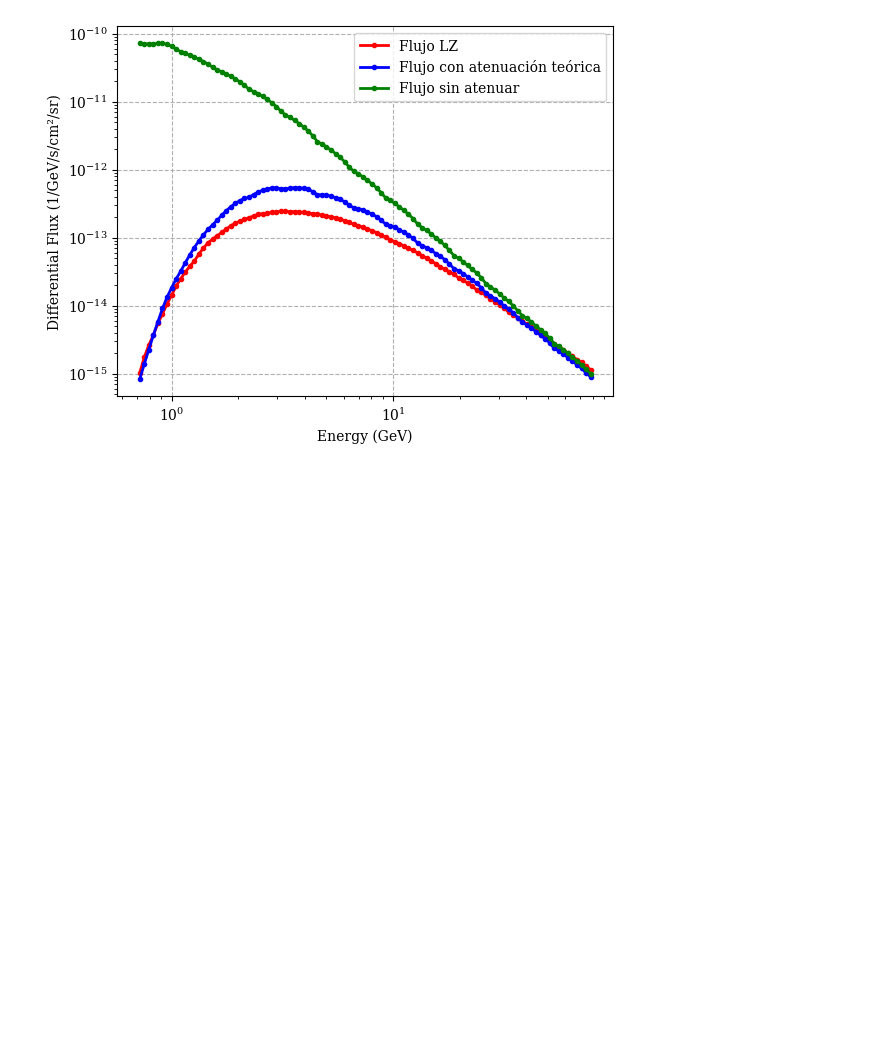
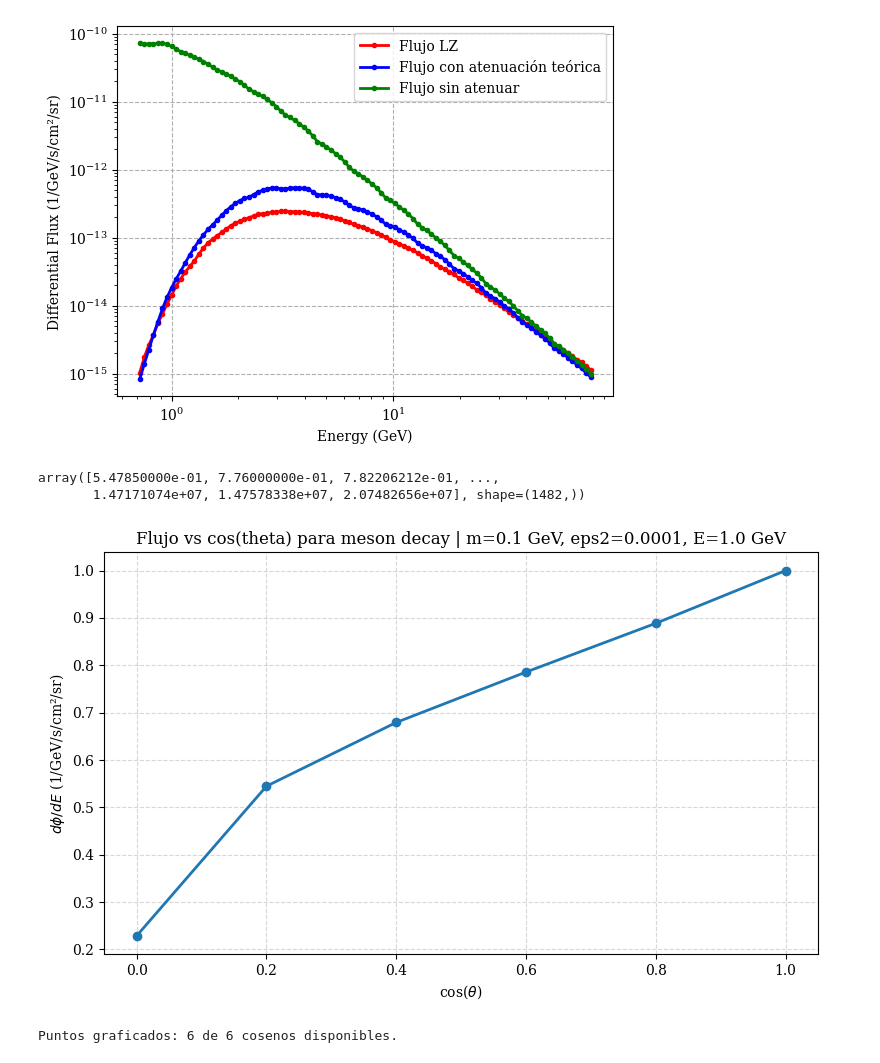
Before and after one commit to Lurishi/Doctorado-mCP, a Jupyter notebook: Mcp_gráficos_papers/Prueba_flujos_dif.ipynb, the cells around one changed output. Drawn from its saved outputs; the diff is of its cells as text; code cells hidden in the pictures; blank space fills up the shorter version.

Commit message:
Tengo el flujo diferencial producido por PB, falta adaptar Rate_for_cosine.py

```diff
--- a/Mcp_gráficos_papers/Prueba_flujos_dif.ipynb
+++ b/Mcp_gráficos_papers/Prueba_flujos_dif.ipynb
@@ -282,3 +282,83 @@ plt.legend()
 # %% [output]
 <matplotlib.legend.Legend at 0x...>
 [figure]
+# %%
+import pandas as pd
+import numpy as np
+
+df = pd.read_csv('/home/lurishi/Escritorio/Doctorado/Heavenly_mCP/MCP_flux/MCP_total_flux_surface.csv')
+m_test = 0.1
+eps2_test = 1e-4
+e_test = 1e1
+
+corte = df[(df['m(GeV)'] == m_test) & (df['eps2'] == eps2_test)]
+energia = corte['Energy(Gev)'].values
+coseno = corte['cos_theta'].values
+flujo = corte['dphi_dEdCth(1/GeV/s/cm2)'].values
+
+idx = np.argmin(np.abs(energia - e_test))
+e = energia[idx]
+cos = coseno[idx]
+flux = flujo[idx]
+# %%
+energia
+# %% [output]
+array([5.47850000e-01, 7.76000000e-01, 7.82206212e-01, ...,
+       1.47171074e+07, 1.47578338e+07, 2.07482656e+07], shape=(1482,))
+# %%
+import pandas as pd
+import numpy as np
+import matplotlib.pyplot as plt
+plt.rcParams.update({'font.family': 'serif'})
+# Flujo vs cos(theta) para m, eps2 y E fijos
+m_fix = 0.1
+eps2_fix = 1e-4
+E_fix = 1.0  # GeV
+
+corte_fix = df[(df['m(GeV)'] == m_fix) & (df['eps2'] == eps2_fix)].copy()
+if corte_fix.empty:
+    raise ValueError('No hay datos para los valores fijos de masa y eps2 seleccionados.')
+
+cos_vals = []
+flux_vals = []
+
+for ct, g in corte_fix.groupby('cos_theta'):
+    g = g.sort_values('Energy(Gev)')
+    E_arr = g['Energy(Gev)'].to_numpy()
+    F_arr = g['dphi_dEdCth(1/GeV/s/cm2)'].to_numpy()
+
+    E_unique, unique_idx = np.unique(E_arr, return_index=True)
+    F_unique = F_arr[unique_idx]
+
+    if E_fix < E_unique.min() or E_fix > E_unique.max():
+        flux_interp = np.nan
+    else:
+        flux_interp = np.interp(E_fix, E_unique, F_unique)
+
+    cos_vals.append(ct)
+    flux_vals.append(flux_interp)
+
+cos_vals = np.array(cos_vals)
+flux_vals = np.array(flux_vals)
+
+mask = np.isfinite(flux_vals)
+cos_plot = cos_vals[mask]
+flux_plot = flux_vals[mask]
+
+order = np.argsort(cos_plot)
+cos_plot = cos_plot[order]
+flux_plot = flux_plot[order]
+
+plt.figure(figsize=(8, 5))
+plt.plot(cos_plot, flux_plot/np.max(flux_plot), marker='o', lw=2, color='tab:blue')
+plt.xlabel(r'cos($\theta$)')
+plt.ylabel(r'$d\phi/dE$ (1/GeV/s/cm²/sr)')
+plt.title(f'Flujo vs cos(theta) para meson decay | m={m_fix} GeV, eps2={eps2_fix}, E={E_fix} GeV')
+plt.grid(True, ls='--', alpha=0.5)
+plt.tight_layout()
+plt.show()
+
+print(f'Puntos graficados: {len(cos_plot)} de {len(cos_vals)} cosenos disponibles.')
+# %% [output]
+[figure, added]
+Puntos graficados: 6 de 6 cosenos disponibles.
```
Also changed, not shown: 37 other files.
